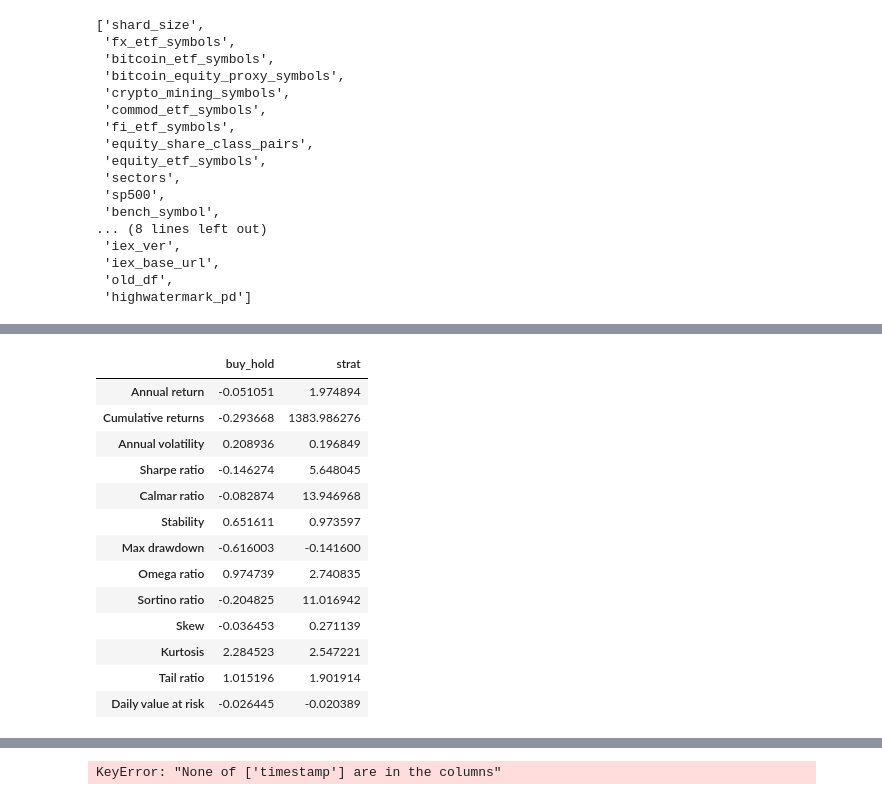
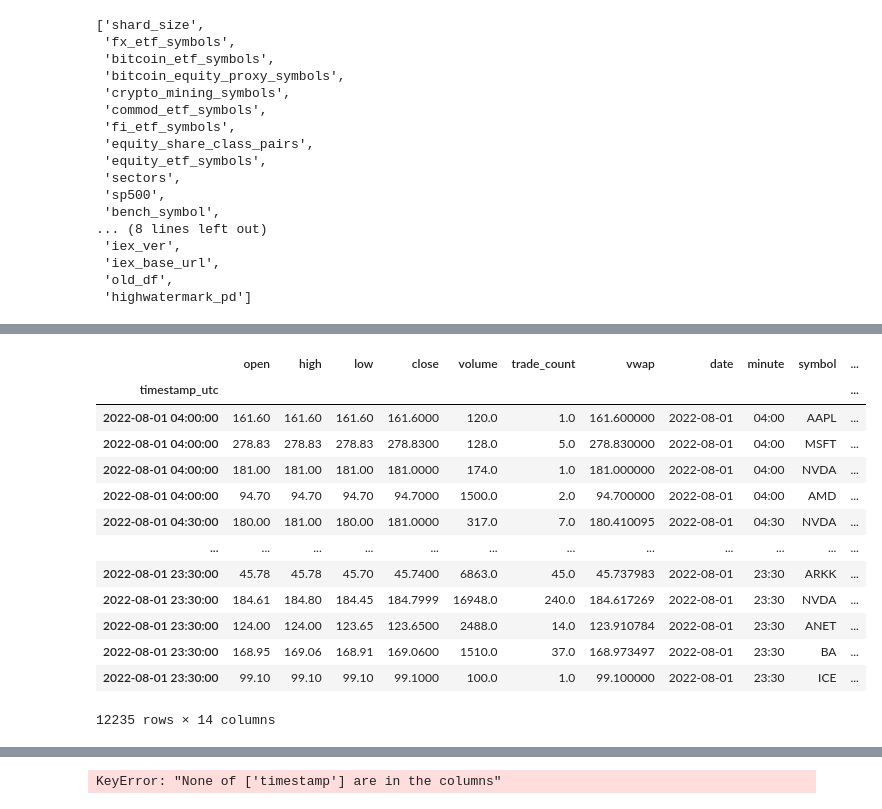
Before and after one commit to aws-samples/quant-research, a Jupyter notebook: src/notebooks/quant_research_examples/intraday_momentum.ipynb, the cells around one changed output, grey strips where cells are left out. Drawn from its saved outputs; the diff is of its cells as text; code cells hidden in the pictures.

```diff
--- a/src/notebooks/quant_research_examples/intraday_momentum.ipynb
+++ b/src/notebooks/quant_research_examples/intraday_momentum.ipynb
@@ -817,18 +803,0 @@ one_sym_pd
-# %%
-
-(pf.timeseries.perf_stats(one_sym_pd['eod_pct_change']).to_frame().rename(columns={0:'buy_hold'})).join(pf.timeseries.perf_stats(one_sym_pd['pnl']).to_frame().rename(columns={0:'strat'}))
-# %% [output]
-|  | buy_hold | strat |
-| Annual return | -0.051051 | 1.974894 |
-| Cumulative returns | -0.293668 | 1383.986276 |
-| Annual volatility | 0.208936 | 0.196849 |
-| Sharpe ratio | -0.146274 | 5.648045 |
-| Calmar ratio | -0.082874 | 13.946968 |
-| Stability | 0.651611 | 0.973597 |
-| Max drawdown | -0.616003 | -0.141600 |
-| Omega ratio | 0.974739 | 2.740835 |
-| Sortino ratio | -0.204825 | 11.016942 |
-| Skew | -0.036453 | 0.271139 |
-| Kurtosis | 2.284523 | 2.547221 |
-| Tail ratio | 1.015196 | 1.901914 |
-| Daily value at risk | -0.026445 | -0.020389 |
@@ -838,0 +804,20 @@ bench_pd
+# %%
+import vectorbt as vbt
+
+one_day_pd = study_df.where("date == '2022-08-01'").toPandas().set_index('timestamp_utc').sort_index()
+one_day_pd
+# %% [output]
+|  | open | high | low | close | volume | trade_count | vwap | date | minute | symbol | ... |
+| timestamp_utc |  |  |  |  |  |  |  |  |  |  | ... |
+| 2022-08-01 04:00:00 | 161.60 | 161.60 | 161.60 | 161.6000 | 120.0 | 1.0 | 161.600000 | 2022-08-01 | 04:00 | AAPL | ... |
+| 2022-08-01 04:00:00 | 278.83 | 278.83 | 278.83 | 278.8300 | 128.0 | 5.0 | 278.830000 | 2022-08-01 | 04:00 | MSFT | ... |
+| 2022-08-01 04:00:00 | 181.00 | 181.00 | 181.00 | 181.0000 | 174.0 | 1.0 | 181.000000 | 2022-08-01 | 04:00 | NVDA | ... |
+| 2022-08-01 04:00:00 | 94.70 | 94.70 | 94.70 | 94.7000 | 1500.0 | 2.0 | 94.700000 | 2022-08-01 | 04:00 | AMD | ... |
+| 2022-08-01 04:30:00 | 180.00 | 181.00 | 180.00 | 181.0000 | 317.0 | 7.0 | 180.410095 | 2022-08-01 | 04:30 | NVDA | ... |
+| ... | ... | ... | ... | ... | ... | ... | ... | ... | ... | ... | ... |
+| 2022-08-01 23:30:00 | 45.78 | 45.78 | 45.70 | 45.7400 | 6863.0 | 45.0 | 45.737983 | 2022-08-01 | 23:30 | ARKK | ... |
+| 2022-08-01 23:30:00 | 184.61 | 184.80 | 184.45 | 184.7999 | 16948.0 | 240.0 | 184.617269 | 2022-08-01 | 23:30 | NVDA | ... |
+| 2022-08-01 23:30:00 | 124.00 | 124.00 | 123.65 | 123.6500 | 2488.0 | 14.0 | 123.910784 | 2022-08-01 | 23:30 | ANET | ... |
+| 2022-08-01 23:30:00 | 168.95 | 169.06 | 168.91 | 169.0600 | 1510.0 | 37.0 | 168.973497 | 2022-08-01 | 23:30 | BA | ... |
+| 2022-08-01 23:30:00 | 99.10 | 99.10 | 99.10 | 99.1000 | 100.0 | 1.0 | 99.100000 | 2022-08-01 | 23:30 | ICE | ... |
+12235 rows × 14 columns
```
Also changed, not shown: parts of 18 cells of this notebook.
